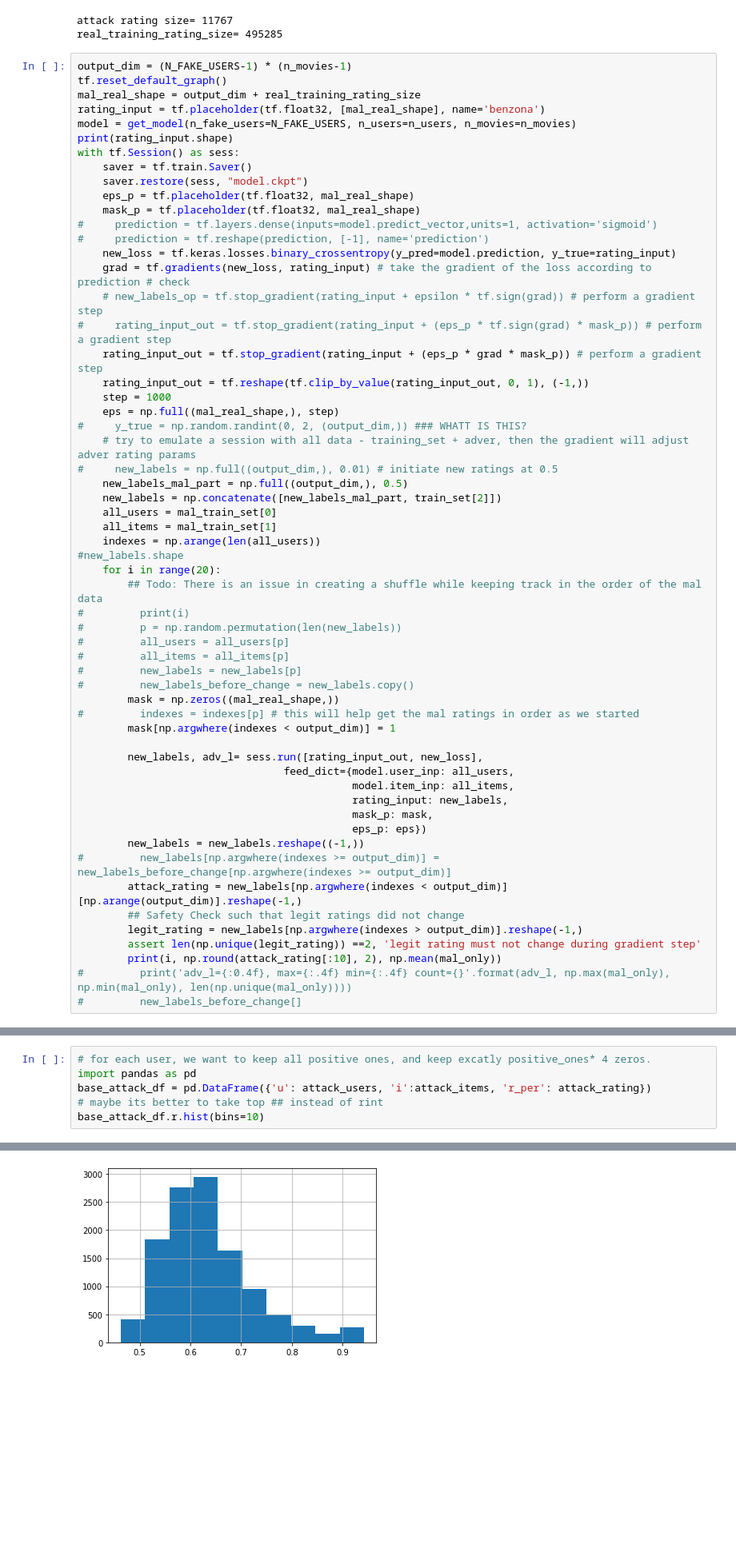
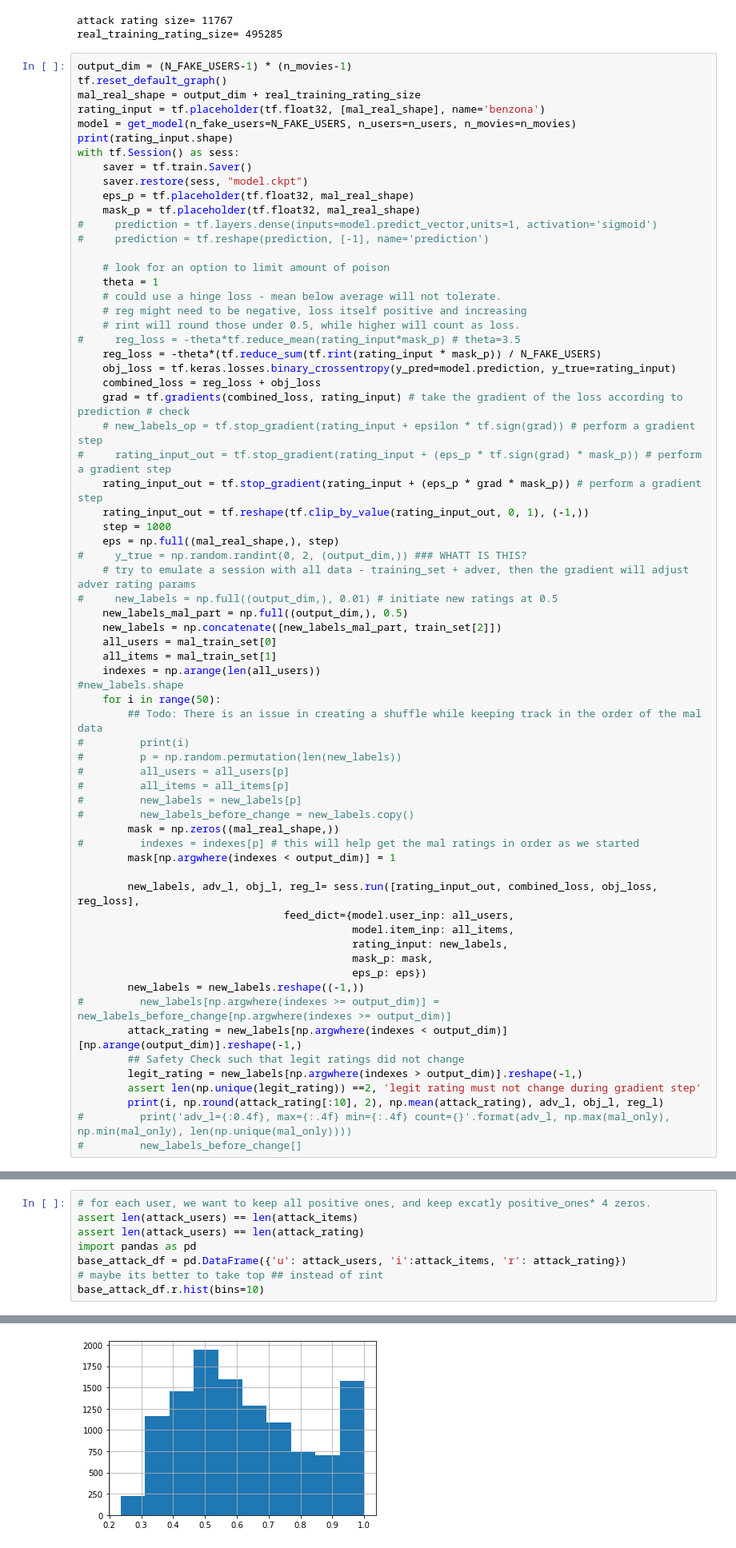
Before and after one commit to lidoraz/ARS, a Jupyter notebook: simple_collaborative_attack-logits.ipynb, the cells around one changed output, grey strips where cells are left out. Shown at 80% size. Saved outputs shown, nothing was run; the diff lists cells and outputs as text; blank space fills up the shorter version.

Commit message:
changes in gradient attack

```diff
--- a/simple_collaborative_attack-logits.ipynb
+++ b/simple_collaborative_attack-logits.ipynb
@@ -214,8 +225,17 @@ with tf.Session() as sess:
     mask_p = tf.placeholder(tf.float32, mal_real_shape)
 #     prediction = tf.layers.dense(inputs=model.predict_vector,units=1, activation='sigmoid')
 #     prediction = tf.reshape(prediction, [-1], name='prediction')
-    new_loss = tf.keras.losses.binary_crossentropy(y_pred=model.prediction, y_true=rating_input)
-    grad = tf.gradients(new_loss, rating_input) # take the gradient of the loss according to prediction # check
+
+    # look for an option to limit amount of poison
+    theta = 1
+    # could use a hinge loss - mean below average will not tolerate.
+    # reg might need to be negative, loss itself positive and increasing
+    # rint will round those under 0.5, while higher will count as loss.
+#     reg_loss = -theta*tf.reduce_mean(rating_input*mask_p) # theta=3.5
+    reg_loss = -theta*(tf.reduce_sum(tf.rint(rating_input * mask_p)) / N_FAKE_USERS)
+    obj_loss = tf.keras.losses.binary_crossentropy(y_pred=model.prediction, y_true=rating_input)
+    combined_loss = reg_loss + obj_loss
+    grad = tf.gradients(combined_loss, rating_input) # take the gradient of the loss according to prediction # check
     # new_labels_op = tf.stop_gradient(rating_input + epsilon * tf.sign(grad)) # perform a gradient step
 #     rating_input_out = tf.stop_gradient(rating_input + (eps_p * tf.sign(grad) * mask_p)) # perform a gradient step
     rating_input_out = tf.stop_gradient(rating_input + (eps_p * grad * mask_p)) # perform a gradient step
@@ -231,7 +251,7 @@ with tf.Session() as sess:
     all_items = mal_train_set[1]
     indexes = np.arange(len(all_users))
 #new_labels.shape
-    for i in range(20):
+    for i in range(50):
         ## Todo: There is an issue in creating a shuffle while keeping track in the order of the mal data
 #         print(i)
 #         p = np.random.permutation(len(new_labels))
@@ -243,7 +263,7 @@ with tf.Session() as sess:
 #         indexes = indexes[p] # this will help get the mal ratings in order as we started
         mask[np.argwhere(indexes < output_dim)] = 1
 
-        new_labels, adv_l= sess.run([rating_input_out, new_loss],
+        new_labels, adv_l, obj_l, reg_l= sess.run([rating_input_out, combined_loss, obj_loss, reg_loss],
                                  feed_dict={model.user_inp: all_users,
                                             model.item_inp: all_items,
                                             rating_input: new_labels,
@@ -255,7 +275,7 @@ with tf.Session() as sess:
         ## Safety Check such that legit ratings did not change
         legit_rating = new_labels[np.argwhere(indexes > output_dim)].reshape(-1,)
         assert len(np.unique(legit_rating)) ==2, 'legit rating must not change during gradient step'
-        print(i, np.round(attack_rating[:10], 2), np.mean(mal_only))
+        print(i, np.round(attack_rating[:10], 2), np.mean(attack_rating), adv_l, obj_l, reg_l)
 #         print('adv_l={:0.4f}, max={:.4f} min={:.4f} count={}'.format(adv_l, np.max(mal_only), np.min(mal_only), len(np.unique(mal_only))))
 #         new_labels_before_change[]
 # %% [output]
@@ -287,11 +286,13 @@ assert len(attack_users) == len(attack_rating)
 # %%
 # for each user, we want to keep all positive ones, and keep excatly positive_ones* 4 zeros.
+assert len(attack_users) == len(attack_items)
+assert len(attack_users) == len(attack_rating)
 import pandas as pd
-base_attack_df = pd.DataFrame({'u': attack_users, 'i':attack_items, 'r_per': attack_rating})
+base_attack_df = pd.DataFrame({'u': attack_users, 'i':attack_items, 'r': attack_rating})
 # maybe its better to take top ## instead of rint
 base_attack_df.r.hist(bins=10)
 # %% [output]
 <matplotlib.axes._subplots.AxesSubplot at 0x...>
-[figure, old version]
+[figure, new version]
 # %%
 # df[:].groupby('u').apply(lambda x: print(x))
```
Also changed, not shown: parts of 12 cells of this notebook, 5 other files.
